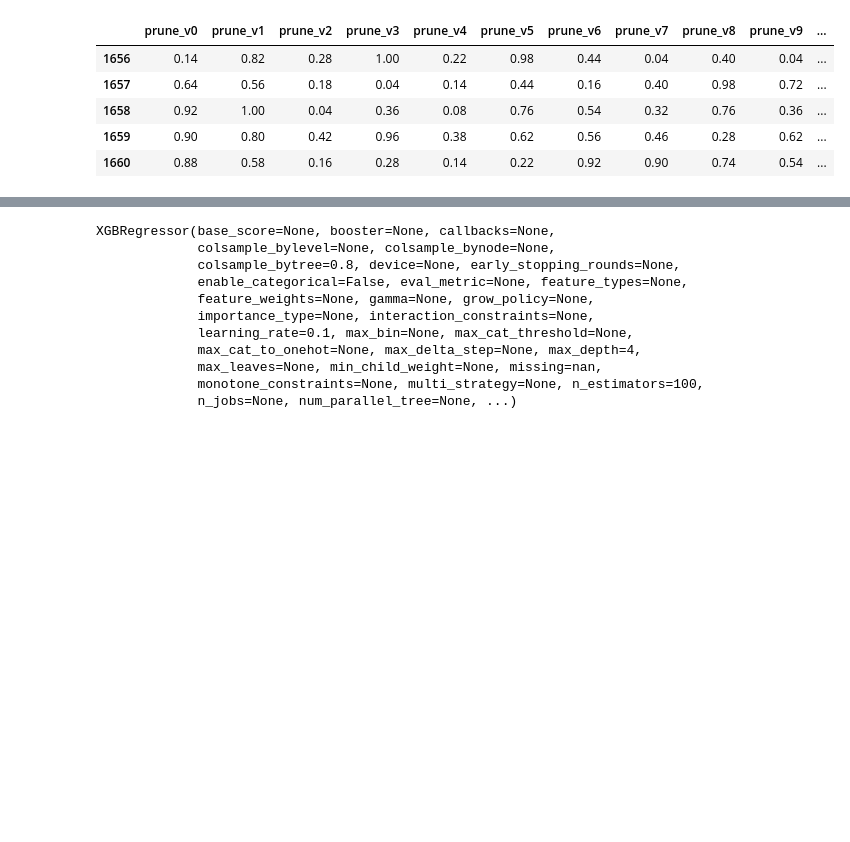
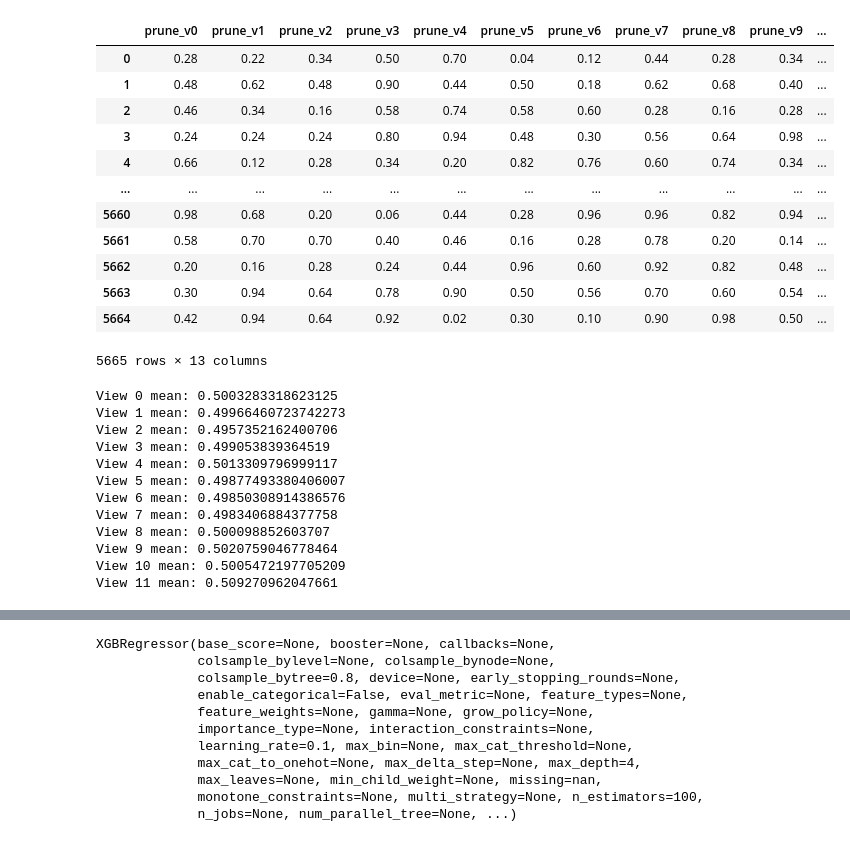
Before and after one commit to mahadevxo/DDNN-Working, a Jupyter notebook: src/pruning/taylor_series/pruning-mvcnn-accuracy/data-analysis.ipynb, the cells around one changed output, grey strips where cells are left out. Drawn from its saved outputs; the diff is of its cells as text; code cells hidden in the pictures; blank space fills up the shorter version.

```diff
--- a/src/pruning/taylor_series/pruning-mvcnn-accuracy/data-analysis.ipynb
+++ b/src/pruning/taylor_series/pruning-mvcnn-accuracy/data-analysis.ipynb
@@ -8,15 +8,38 @@ from xgboost import plot_tree
 import pickle
 # %%
 results = pd.read_csv('test-log.csv')
+# %%
+results
+# %% [output]
+|  | prune_v0 | prune_v1 | prune_v2 | prune_v3 | prune_v4 | prune_v5 | prune_v6 | prune_v7 | prune_v8 | prune_v9 | ... |
+| 0 | 0.28 | 0.22 | 0.34 | 0.50 | 0.70 | 0.04 | 0.12 | 0.44 | 0.28 | 0.34 | ... |
+| 1 | 0.48 | 0.62 | 0.48 | 0.90 | 0.44 | 0.50 | 0.18 | 0.62 | 0.68 | 0.40 | ... |
+| 2 | 0.46 | 0.34 | 0.16 | 0.58 | 0.74 | 0.58 | 0.60 | 0.28 | 0.16 | 0.28 | ... |
+| 3 | 0.24 | 0.24 | 0.24 | 0.80 | 0.94 | 0.48 | 0.30 | 0.56 | 0.64 | 0.98 | ... |
+| 4 | 0.66 | 0.12 | 0.28 | 0.34 | 0.20 | 0.82 | 0.76 | 0.60 | 0.74 | 0.34 | ... |
+| ... | ... | ... | ... | ... | ... | ... | ... | ... | ... | ... | ... |
+| 5660 | 0.98 | 0.68 | 0.20 | 0.06 | 0.44 | 0.28 | 0.96 | 0.96 | 0.82 | 0.94 | ... |
+| 5661 | 0.58 | 0.70 | 0.70 | 0.40 | 0.46 | 0.16 | 0.28 | 0.78 | 0.20 | 0.14 | ... |
+| 5662 | 0.20 | 0.16 | 0.28 | 0.24 | 0.44 | 0.96 | 0.60 | 0.92 | 0.82 | 0.48 | ... |
+| 5663 | 0.30 | 0.94 | 0.64 | 0.78 | 0.90 | 0.50 | 0.56 | 0.70 | 0.60 | 0.54 | ... |
+| 5664 | 0.42 | 0.94 | 0.64 | 0.92 | 0.02 | 0.30 | 0.10 | 0.90 | 0.98 | 0.50 | ... |
+5665 rows × 13 columns
 # %%
-results.tail()
+for view in range(0, 12):
+    print(f"View {view} mean: {results[f'prune_v{view}'].mean()}")
 # %% [output]
-|  | prune_v0 | prune_v1 | prune_v2 | prune_v3 | prune_v4 | prune_v5 | prune_v6 | prune_v7 | prune_v8 | prune_v9 | ... |
-| 1656 | 0.14 | 0.82 | 0.28 | 1.00 | 0.22 | 0.98 | 0.44 | 0.04 | 0.40 | 0.04 | ... |
-| 1657 | 0.64 | 0.56 | 0.18 | 0.04 | 0.14 | 0.44 | 0.16 | 0.40 | 0.98 | 0.72 | ... |
-| 1658 | 0.92 | 1.00 | 0.04 | 0.36 | 0.08 | 0.76 | 0.54 | 0.32 | 0.76 | 0.36 | ... |
-| 1659 | 0.90 | 0.80 | 0.42 | 0.96 | 0.38 | 0.62 | 0.56 | 0.46 | 0.28 | 0.62 | ... |
-| 1660 | 0.88 | 0.58 | 0.16 | 0.28 | 0.14 | 0.22 | 0.92 | 0.90 | 0.74 | 0.54 | ... |
+View 0 mean: 0.5003283318623125
+View 1 mean: 0.49966460723742273
+View 2 mean: 0.4957352162400706
+View 3 mean: 0.499053839364519
+View 4 mean: 0.5013309796999117
+View 5 mean: 0.49877493380406007
+View 6 mean: 0.49850308914386576
+View 7 mean: 0.4983406884377758
+View 8 mean: 0.500098852603707
+View 9 mean: 0.5020759046778464
+View 10 mean: 0.5005472197705209
+View 11 mean: 0.509270962047661
 # %%
 X = results.iloc[:, :-1].values
 Y = results.iloc[:, -1].values
```
Also changed, not shown: parts of 6 cells of this notebook, 6 other files.
